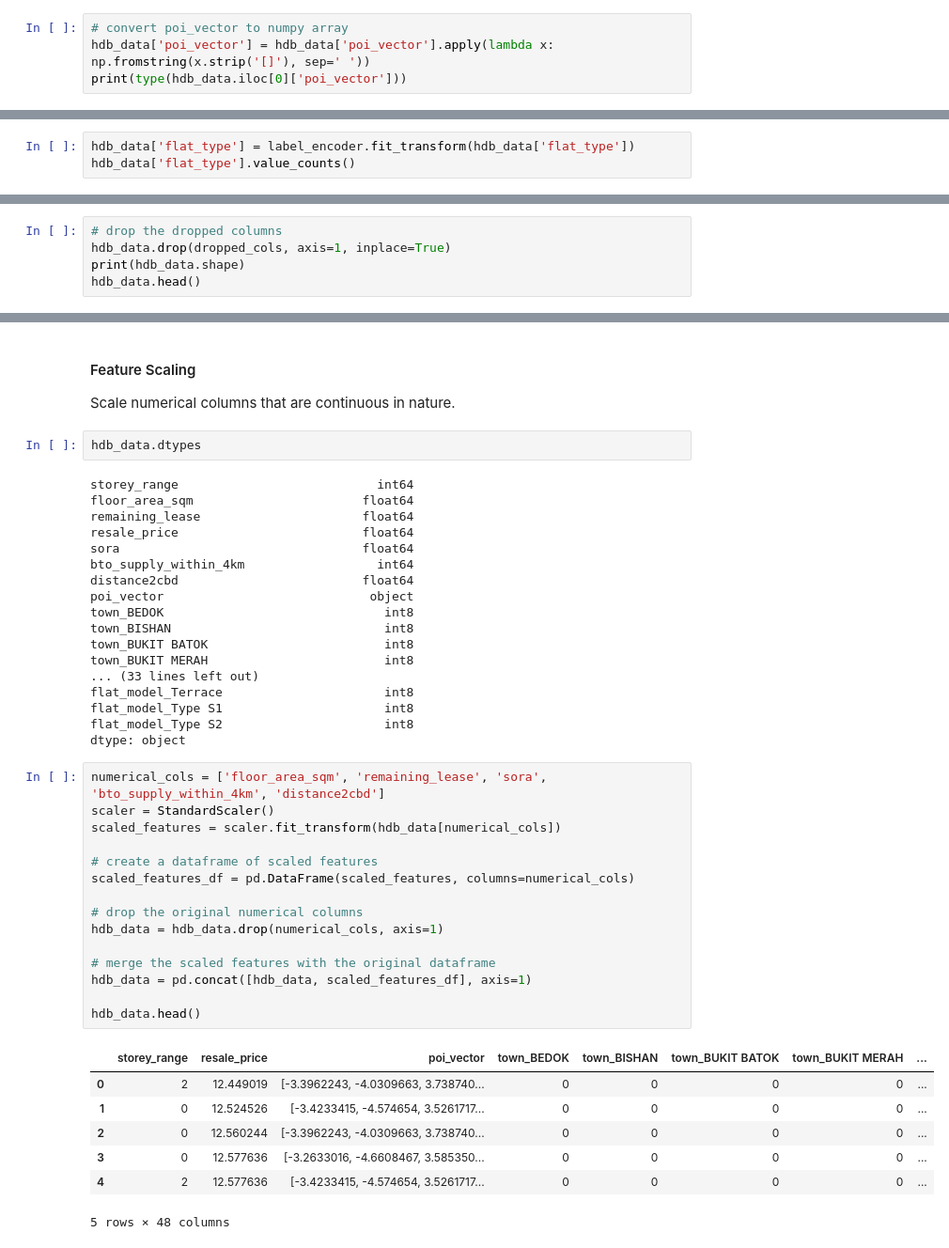
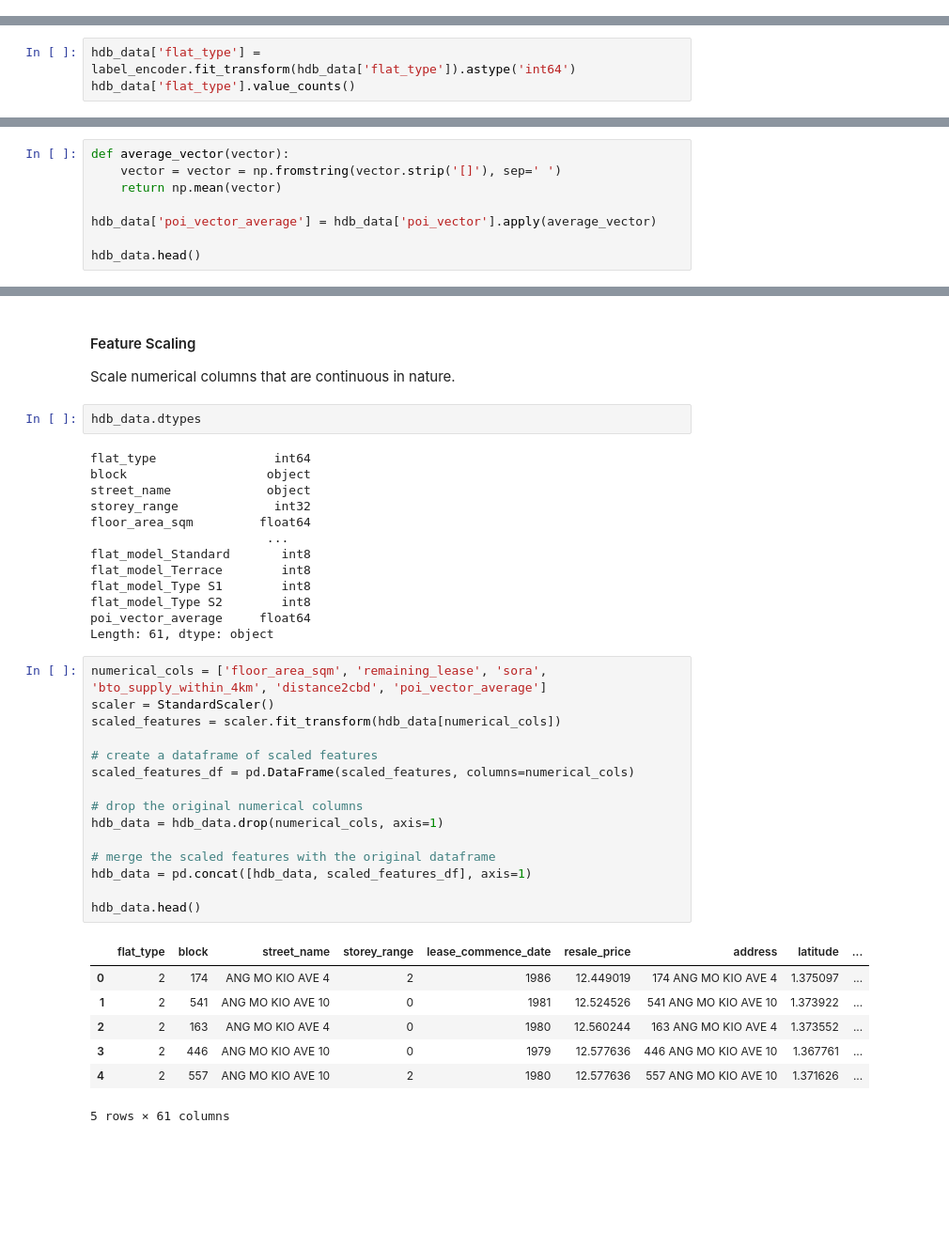
Before and after one commit to joesurf/Housing-Price-Time-Series-Forecasting, a Jupyter notebook: src/pre_modelling.ipynb, the cells around one changed output, grey strips where cells are left out. Shown: that part at 94% size. Saved outputs shown, nothing was run; the diff lists cells and outputs as text; blank space fills up the shorter version.

Commit message:
fix: edit pre-modelling

```diff
--- a/src/pre_modelling.ipynb
+++ b/src/pre_modelling.ipynb
@@ -118,4 +110,0 @@ We can now convert the `poi_vector` to its literal.
-# %%
-# convert poi_vector to numpy array
-hdb_data['poi_vector'] = hdb_data['poi_vector'].apply(lambda x: np.fromstring(x.strip('[]'), sep=' '))
-print(type(hdb_data.iloc[0]['poi_vector']))
@@ -184,7 +171,7 @@ MULTI-GENERATION       82
 1 ROOM                 78
 Name: count, dtype: int64
 # %%
-hdb_data['flat_type'] = label_encoder.fit_transform(hdb_data['flat_type'])
+hdb_data['flat_type'] = label_encoder.fit_transform(hdb_data['flat_type']).astype('int64')
 hdb_data['flat_type'].value_counts()
 # %% [output]
 flat_type
@@ -329,0 +316,8 @@ plt.show()
+# %%
+def average_vector(vector):
+    vector = vector = np.fromstring(vector.strip('[]'), sep=' ')
+    return np.mean(vector)
+
+hdb_data['poi_vector_average'] = hdb_data['poi_vector'].apply(average_vector)
+
+hdb_data.head()
@@ -429,5 +419,0 @@ print(hdb_data.shape)
-# %%
-# drop the dropped columns
-hdb_data.drop(dropped_cols, axis=1, inplace=True)
-print(hdb_data.shape)
-hdb_data.head()
@@ -447,43 +426,38 @@ Scale numerical columns that are continuous in nature.
 # %%
 hdb_data.dtypes
 # %% [output]
-storey_range                           int64
-floor_area_sqm                       float64
-remaining_lease                      float64
-resale_price                         float64
-sora                                 float64
-bto_supply_within_4km                  int64
-distance2cbd                         float64
-poi_vector                            object
-town_BEDOK                              int8
-town_BISHAN                             int8
-town_BUKIT BATOK                        int8
-town_BUKIT MERAH                        int8
-... (33 lines left out)
-flat_model_Terrace                      int8
-flat_model_Type S1                      int8
-flat_model_Type S2                      int8
-dtype: object
+flat_type                int64
+block                   object
+street_name             object
+storey_range             int32
+floor_area_sqm         float64
+                        ...
+flat_model_Standard       int8
+flat_model_Terrace        int8
+flat_model_Type S1        int8
+flat_model_Type S2        int8
+poi_vector_average     float64
+Length: 61, dtype: object
 # %%
-numerical_cols = ['floor_area_sqm', 'remaining_lease', 'sora', 'bto_supply_within_4km', 'distance2cbd']
+numerical_cols = ['floor_area_sqm', 'remaining_lease', 'sora', 'bto_supply_within_4km', 'distance2cbd', 'poi_vector_average']
 scaler = StandardScaler()
 scaled_features = scaler.fit_transform(hdb_data[numerical_cols])
 
 # create a dataframe of scaled features
 scaled_features_df = pd.DataFrame(scaled_features, columns=numerical_cols)
 
 # drop the original numerical columns
 hdb_data = hdb_data.drop(numerical_cols, axis=1)
 
 # merge the scaled features with the original dataframe
 hdb_data = pd.concat([hdb_data, scaled_features_df], axis=1)
 
 hdb_data.head()
 # %% [output]
-|  | storey_range | resale_price | poi_vector | town_BEDOK | town_BISHAN | town_BUKIT BATOK | town_BUKIT MERAH | ... |
-| 0 | 2 | 12.449019 | [-3.3962243, -4.0309663, 3.738740... | 0 | 0 | 0 | 0 | ... |
-| 1 | 0 | 12.524526 | [-3.4233415, -4.574654, 3.5261717... | 0 | 0 | 0 | 0 | ... |
-| 2 | 0 | 12.560244 | [-3.3962243, -4.0309663, 3.738740... | 0 | 0 | 0 | 0 | ... |
-| 3 | 0 | 12.577636 | [-3.2633016, -4.6608467, 3.585350... | 0 | 0 | 0 | 0 | ... |
-| 4 | 2 | 12.577636 | [-3.4233415, -4.574654, 3.5261717... | 0 | 0 | 0 | 0 | ... |
+|  | flat_type | block | street_name | storey_range | lease_commence_date | resale_price | address | latitude | ... |
+| 0 | 2 | 174 | ANG MO KIO AVE 4 | 2 | 1986 | 12.449019 | 174 ANG MO KIO AVE 4 | 1.375097 | ... |
+| 1 | 2 | 541 | ANG MO KIO AVE 10 | 0 | 1981 | 12.524526 | 541 ANG MO KIO AVE 10 | 1.373922 | ... |
+| 2 | 2 | 163 | ANG MO KIO AVE 4 | 0 | 1980 | 12.560244 | 163 ANG MO KIO AVE 4 | 1.373552 | ... |
+| 3 | 2 | 446 | ANG MO KIO AVE 10 | 0 | 1979 | 12.577636 | 446 ANG MO KIO AVE 10 | 1.367761 | ... |
+| 4 | 2 | 557 | ANG MO KIO AVE 10 | 2 | 1980 | 12.577636 | 557 ANG MO KIO AVE 10 | 1.371626 | ... |
-5 rows × 48 columns
+5 rows × 61 columns
```
Also changed, not shown: parts of 32 cells of this notebook.
